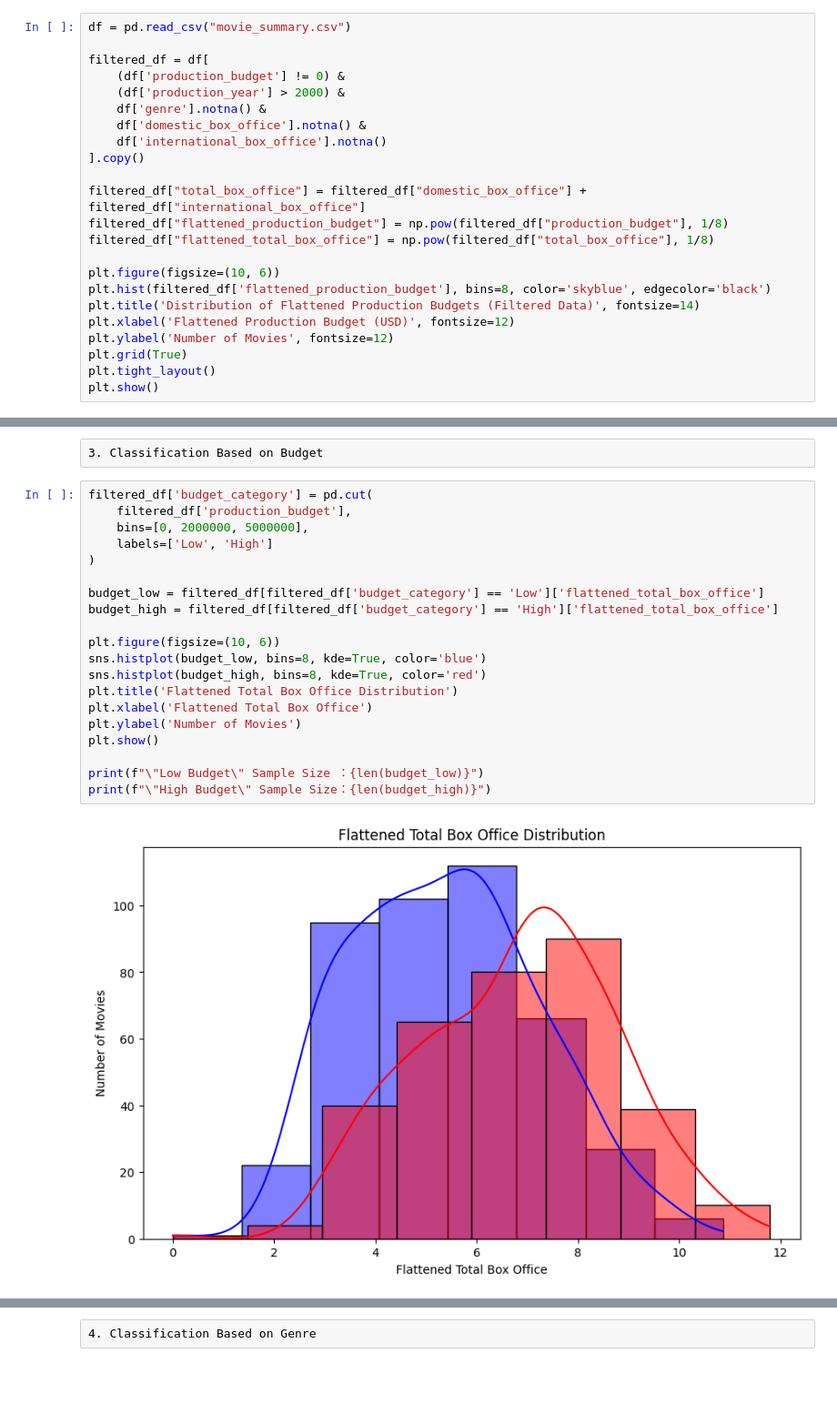
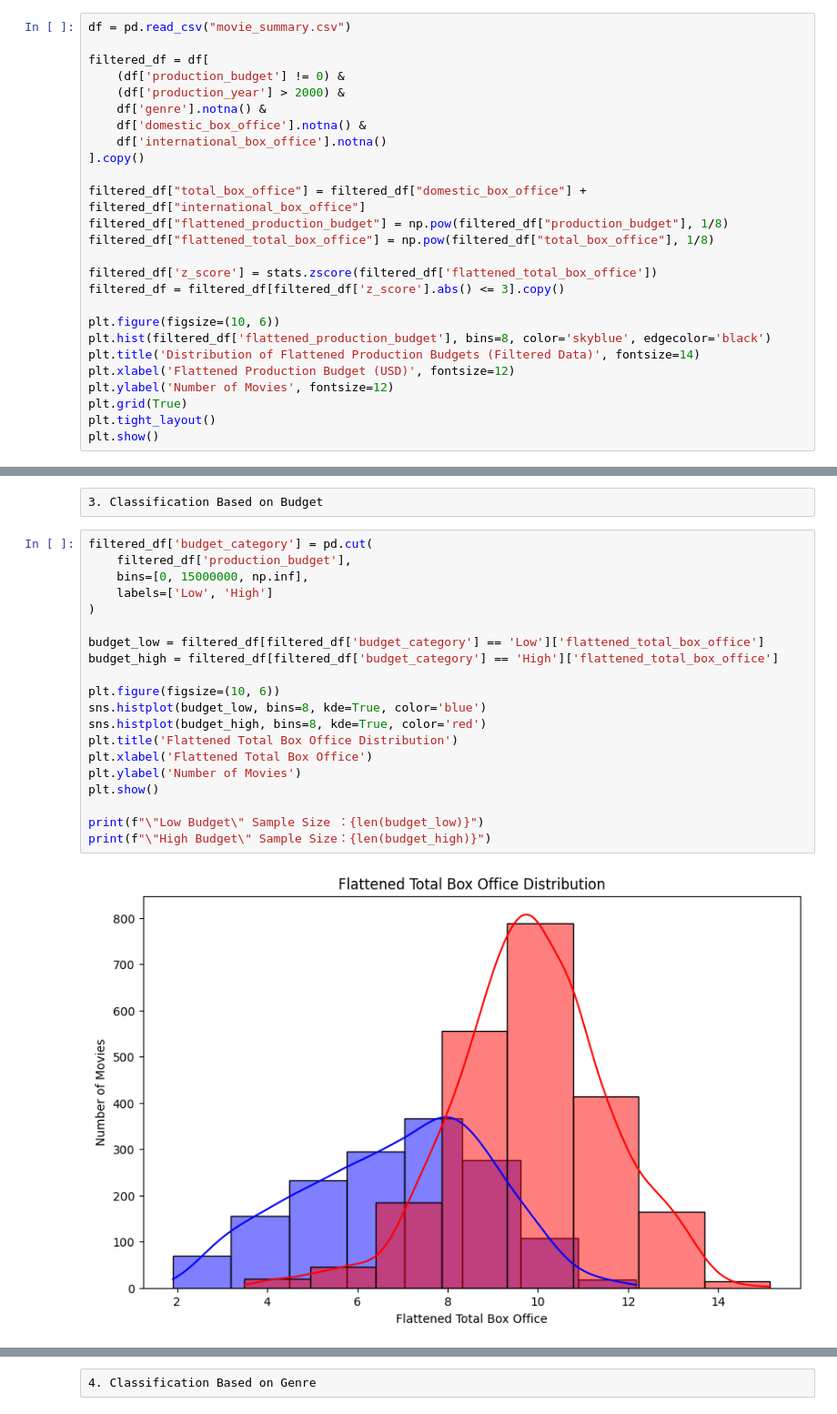
Before and after one commit to Ocean1029/Statistics_Final_Project, a Jupyter notebook: final_code_workspace/descriptive.ipynb, the cells around one changed output, grey strips where cells are left out. Shown at 91% size. Cells and saved outputs as stored; diff of their text form; blank space fills up the shorter version.

```diff
--- a/final_code_workspace/descriptive.ipynb
+++ b/final_code_workspace/descriptive.ipynb
@@ -98,6 +98,9 @@ filtered_df["total_box_office"] = filtered_df["domestic_box_office"] + filtered_
 filtered_df["flattened_production_budget"] = np.pow(filtered_df["production_budget"], 1/8)
 filtered_df["flattened_total_box_office"] = np.pow(filtered_df["total_box_office"], 1/8)
 
+filtered_df['z_score'] = stats.zscore(filtered_df['flattened_total_box_office'])
+filtered_df = filtered_df[filtered_df['z_score'].abs() <= 3].copy()
+
 plt.figure(figsize=(10, 6))
 plt.hist(filtered_df['flattened_production_budget'], bins=8, color='skyblue', edgecolor='black')
 plt.title('Distribution of Flattened Production Budgets (Filtered Data)', fontsize=14)
@@ -124,22 +127,22 @@ plt.show()
 # %%
 filtered_df['budget_category'] = pd.cut(
     filtered_df['production_budget'],
-    bins=[0, 2000000, 5000000],
+    bins=[0, 15000000, np.inf],
     labels=['Low', 'High']
 )
 
 budget_low = filtered_df[filtered_df['budget_category'] == 'Low']['flattened_total_box_office']
 budget_high = filtered_df[filtered_df['budget_category'] == 'High']['flattened_total_box_office']
 
 plt.figure(figsize=(10, 6))
 sns.histplot(budget_low, bins=8, kde=True, color='blue')
 sns.histplot(budget_high, bins=8, kde=True, color='red')
 plt.title('Flattened Total Box Office Distribution')
 plt.xlabel('Flattened Total Box Office')
 plt.ylabel('Number of Movies')
 plt.show()
 
 print(f"\"Low Budget\" Sample Size ：{len(budget_low)}")
 print(f"\"High Budget\" Sample Size：{len(budget_high)}")
 # %% [output]
-[figure, old version]
+[figure, new version]
```
Also changed, not shown: parts of 7 cells of this notebook, 3 other files.
